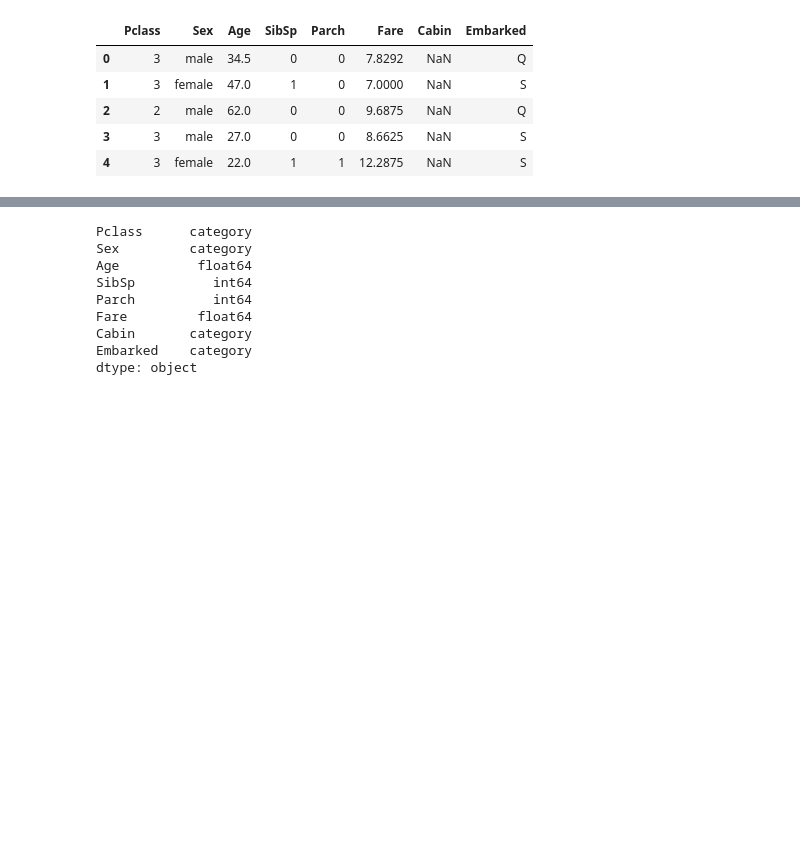
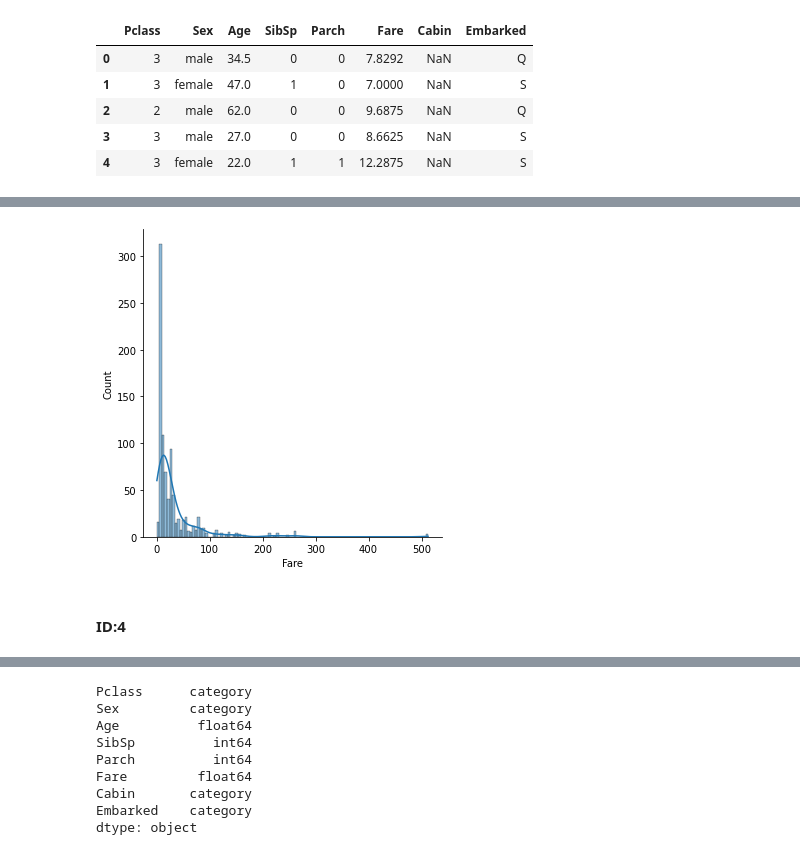
Before and after one commit to juri-saito/kaggle, a Jupyter notebook: titanic(terasawa).ipynb, the cells around one changed output, grey strips where cells are left out. Drawn from its saved outputs; the diff is of its cells as text; code cells hidden in the pictures; blank space fills up the shorter version.

```diff
--- a/titanic(terasawa).ipynb
+++ b/titanic(terasawa).ipynb
@@ -84,0 +181,7 @@ test.head()
+# %%
+sns.displot(train['Fare'], kde=True)
+plt.show()
+# %% [output]
+[figure, added]
+# %% [markdown]
+#### ID:4
```
Also changed, not shown: parts of 27 cells of this notebook.
